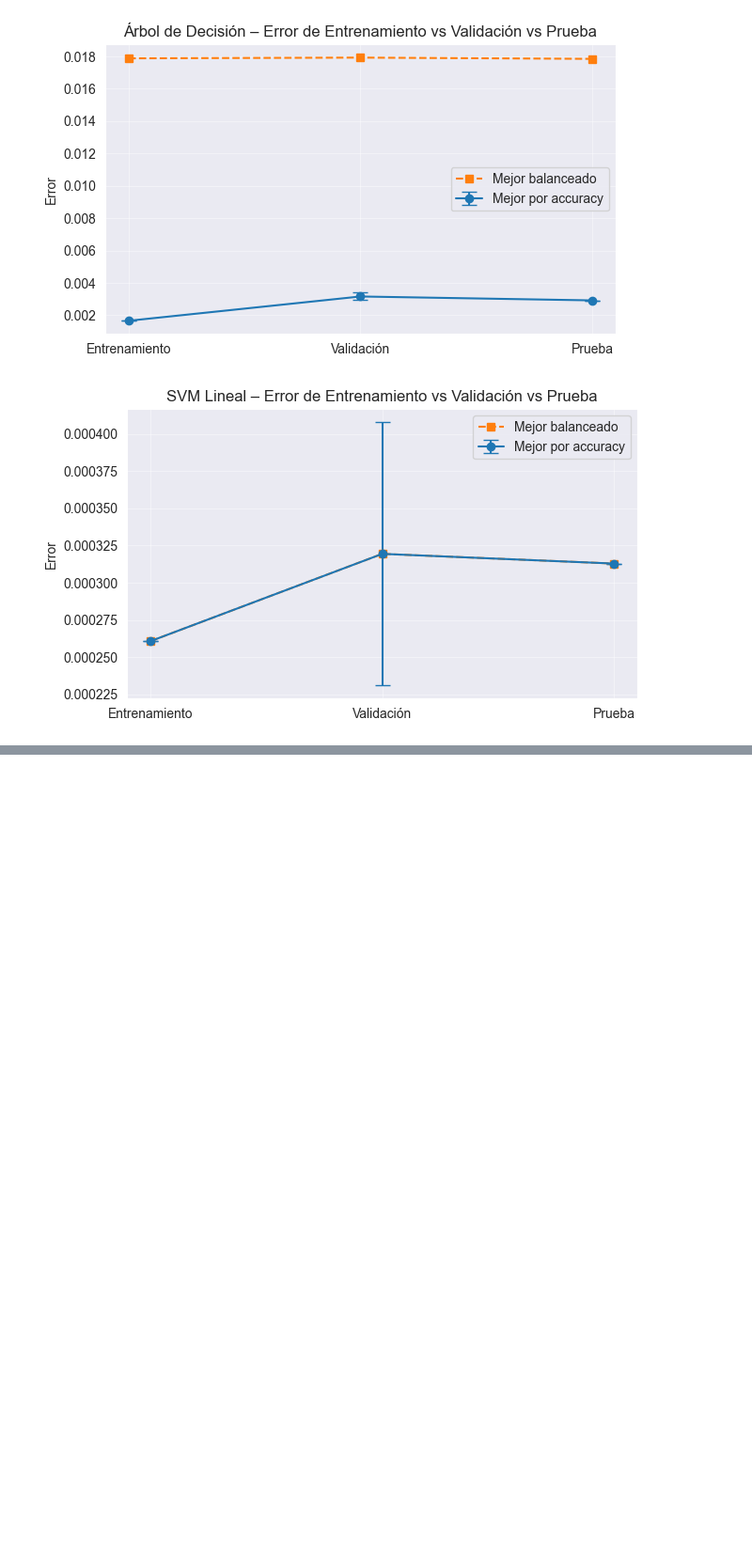
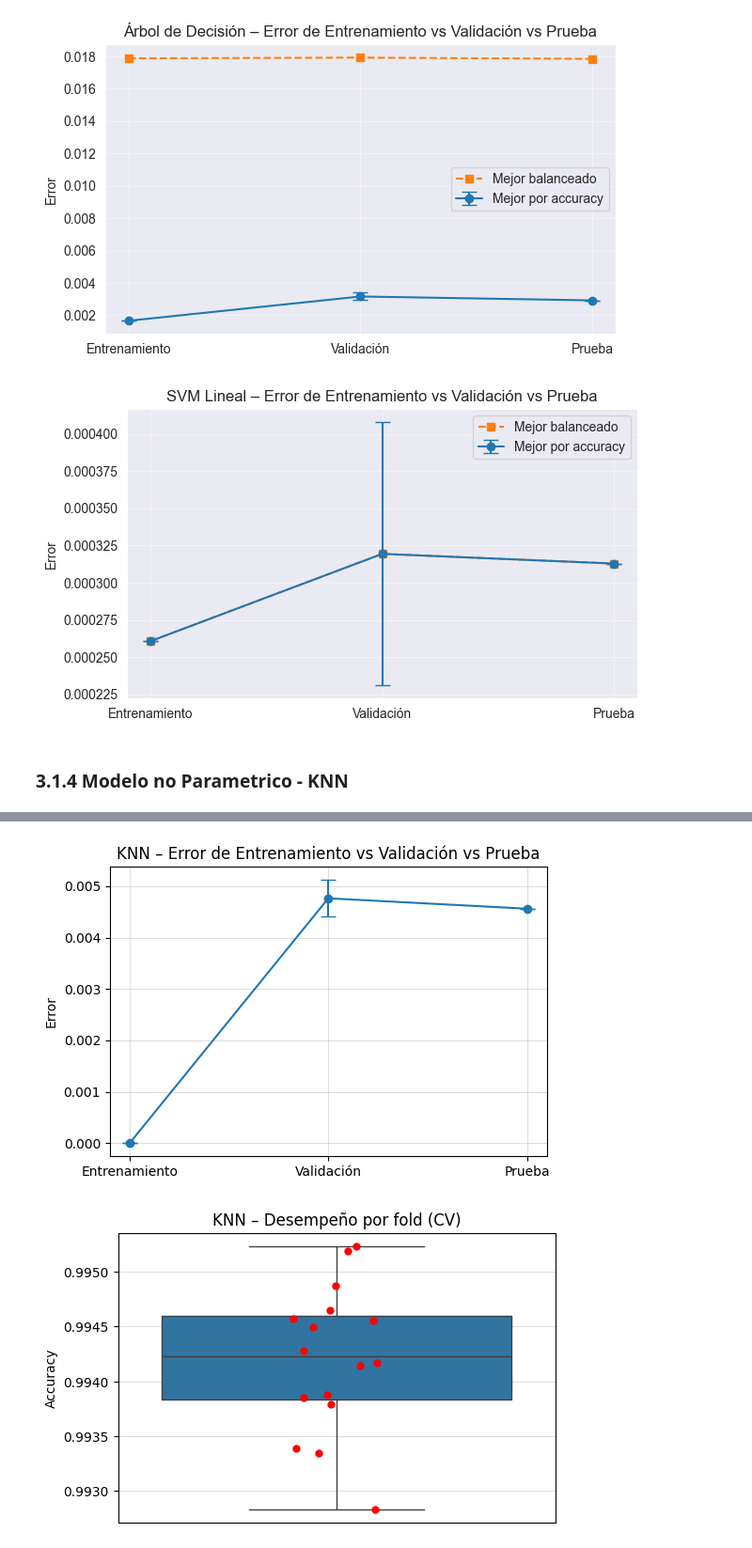
Before and after one commit to sren97/Modelos2_PhiUSIIL, a Jupyter notebook: Proyecto_Modelos_2_PhiUSIIL.ipynb, the cells around one changed output, grey strips where cells are left out. Shown at 94% size. Cells and saved outputs as stored; diff of their text form; code cells hidden in the pictures; blank space fills up the shorter version.

```diff
--- a/Proyecto_Modelos_2_PhiUSIIL.ipynb
+++ b/Proyecto_Modelos_2_PhiUSIIL.ipynb
@@ -734,3 +734,78 @@ Parámetros: {'C': 10, 'class_weight': 'balanced', 'dual': False, 'loss': 'squar
 [figure]
 [figure]
 [figure]
+# %% [markdown]
+### 3.1.4 Modelo no Parametrico - KNN
+# %%
+from sklearn.neighbors import KNeighborsClassifier
+from sklearn.model_selection import GridSearchCV, StratifiedKFold
+from sklearn.metrics import accuracy_score
+import matplotlib.pyplot as plt
+import seaborn as sns
+import pandas as pd
+
+knn_params = {
+    "n_neighbors": [3, 5, 7, 9],
+    "weights": ["uniform", "distance"],
+    "metric": ["euclidean", "manhattan"]
+}
+
+knn_model = KNeighborsClassifier()
+
+knn_search = GridSearchCV(
+    knn_model,
+    knn_params,
+    cv=5,
+    scoring="accuracy",
+    n_jobs=-1
+)
+
+print("Buscando mejor modelo KNN...")
+knn_search.fit(X_train_s, y_train)
+
+print("\nMejor modelo KNN:", knn_search.best_estimator_)
+print("Mejores hiperparámetros:", knn_search.best_params_)
+
+cv = StratifiedKFold(n_splits=5, shuffle=True, random_state=42)
+
+# Errores train / val / test
+train_pred_knn = knn_search.best_estimator_.predict(X_train_s)
+train_error_knn = 1 - accuracy_score(y_train, train_pred_knn)
+
+val_error_mean_knn = 1 - knn_search.best_score_
+val_error_std_knn = knn_search.cv_results_["std_test_score"][knn_search.best_index_]
+
+y_pred_knn = knn_search.best_estimator_.predict(X_test_s)
+test_accuracy_knn = accuracy_score(y_test, y_pred_knn)
+test_error_knn = 1 - test_accuracy_knn
+
+print("\n=== Errores KNN ===")
+print(f"Error de Entrenamiento: {train_error_knn:.4f}")
+print(f"Error de Validación:   {val_error_mean_knn:.4f} ± {val_error_std_knn:.4f}")
+print(f"Error de Prueba:        {test_error_knn:.4f}")
+
+# Gráfica errores
+plt.figure(figsize=(6,4))
+plt.errorbar(
+    ["Entrenamiento", "Validación", "Prueba"],
+    [train_error_knn, val_error_mean_knn, test_error_knn],
+    yerr=[0, val_error_std_knn, 0],
+    capsize=6, marker='o'
+)
+plt.title("KNN – Error de Entrenamiento vs Validación vs Prueba")
+plt.ylabel("Error")
+plt.grid(alpha=0.4)
+plt.show()
+
+# Desempeño por fold (CV)
+cv_scores_knn = knn_search.cv_results_["mean_test_score"]
+
+plt.figure(figsize=(6,4))
+sns.boxplot(data=cv_scores_knn)
+sns.stripplot(data=cv_scores_knn, color='red', size=6)
+plt.title("KNN – Desempeño por fold (CV)")
+plt.ylabel("Accuracy")
+plt.xticks([])
+plt.grid(alpha=0.4)
+plt.show()
+# %% [output]
@@ -736,0 +821,2 @@ Parámetros: {'C': 10, 'class_weight': 'balanced', 'dual': False, 'loss': 'squar
+[figure, added]
+[figure, added]
```
Also changed, not shown: parts of 18 cells of this notebook.
